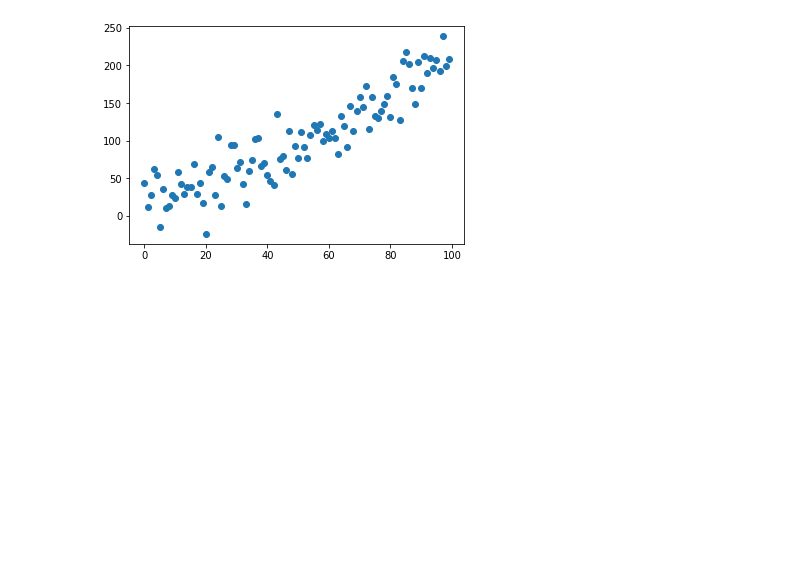
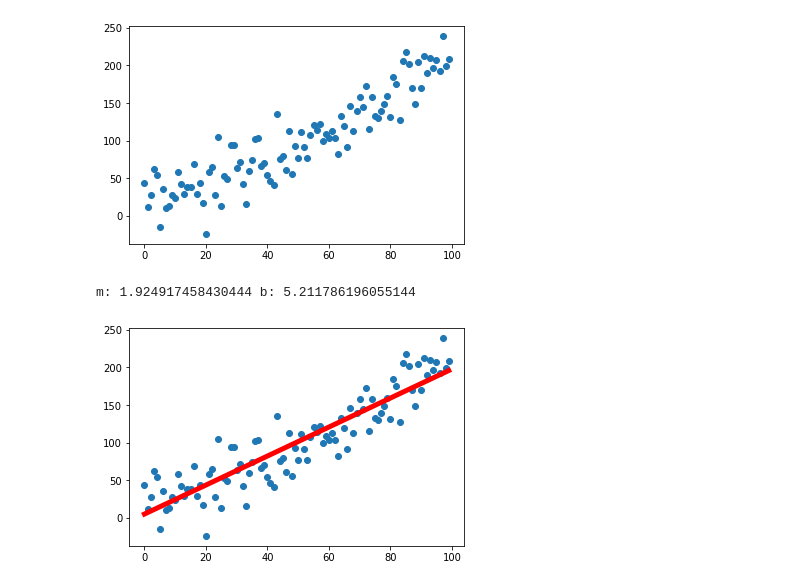
Before and after one commit to BenComer1998/U3-Data-Analysis, a Jupyter notebook: JupyterNotebookFunS2/MatplotlibBasics.ipynb, the cells around one changed output. Drawn from its saved outputs; the diff is of its cells as text; code cells hidden in the pictures; blank space fills up the shorter version.

```diff
--- a/JupyterNotebookFunS2/MatplotlibBasics.ipynb
+++ b/JupyterNotebookFunS2/MatplotlibBasics.ipynb
@@ -258,3 +258,19 @@ plt.scatter(x, y)
 # %% [output]
 <matplotlib.collections.PathCollection at 0x...>
 [figure]
+# %%
+importlib.reload(utils)
+m, b = utils.compute_slope_intercept(x, y)
+print("m:", m, "b:", b)
+# check our work with scipy
+import scipy.stats as stats
+sp_m, sp_b, sp_r, sp_r_p_val, sp_std_err = stats.linregress(x, y)
+assert np.isclose(m, sp_m)
+assert np.isclose(b, sp_b)
+# %% [output]
+m: 1.924917458430444 b: 5.211786196055144
+# %%
+plt.scatter(x, y)
+plt.plot([min(x), max(x)], [m * min(x) + b, m * max(x) + b], c="r", lw=5);
+# %% [output]
+[figure, added]
```
Also changed, not shown: parts of 4 cells of this notebook, 2 other files.
